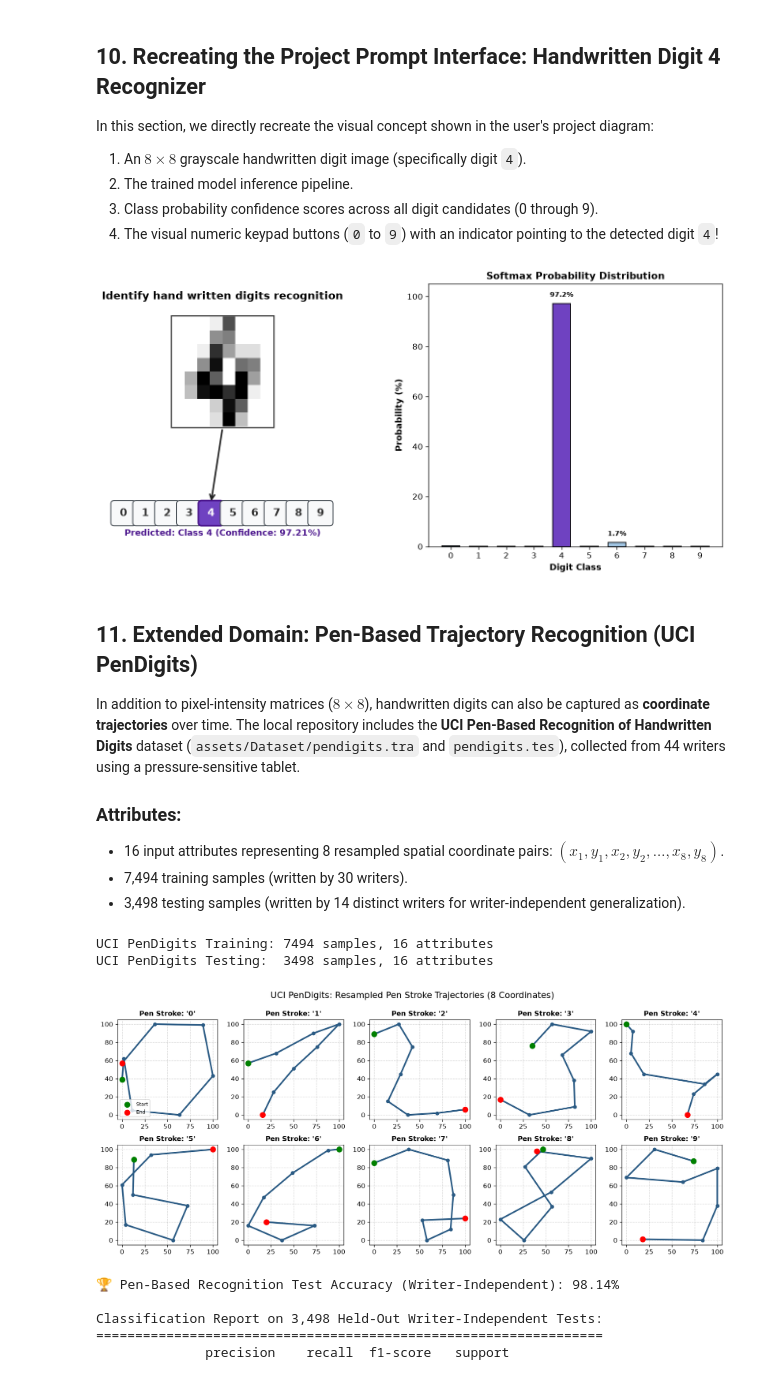
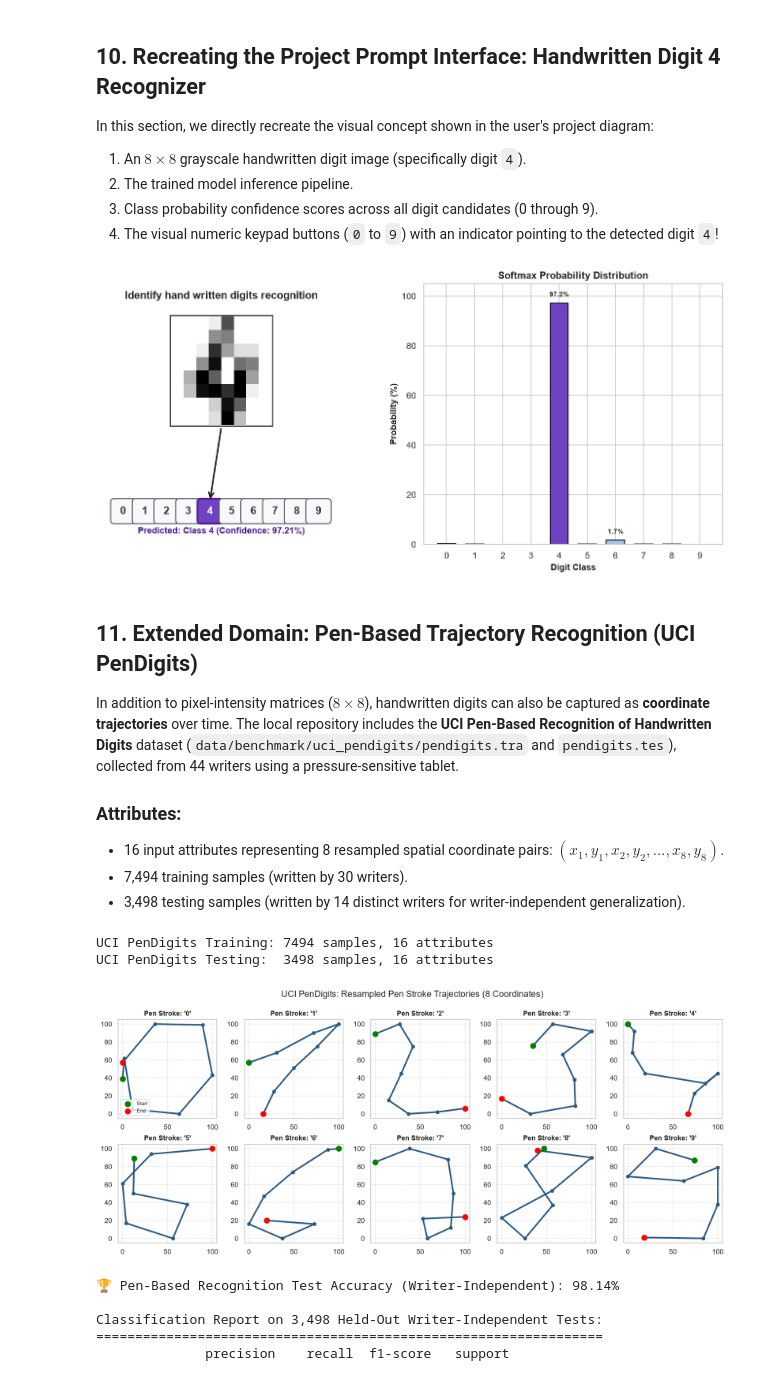
Before and after one commit to Dharmendra-05/Hand-Digit-Recognition, a Jupyter notebook: handwritten_digit_recognition.ipynb, the cells around one changed output. Drawn from its saved outputs; the diff is of its cells as text; code cells hidden in the pictures.

Commit message:
Restructure repository into data, results, and scripts with Trial 1 real-world evaluation

```diff
--- a/handwritten_digit_recognition.ipynb
+++ b/handwritten_digit_recognition.ipynb
@@ -65,9 +65,12 @@ from sklearn.metrics import (
     ConfusionMatrixDisplay
 )
 
-# Plot styling
+# Plot styling & directories
 plt.rcParams['figure.dpi'] = 120
-# Create dedicated images directory
-os.makedirs("images", exist_ok=True)
-print("✅ All required packages successfully imported and 'images/' folder initialized!")
+plt.rcParams['font.sans-serif'] = 'DejaVu Sans'
+sns.set_theme(style="whitegrid", palette="muted")
+
+os.makedirs("results/benchmark", exist_ok=True)
+os.makedirs("models", exist_ok=True)
+print("✅ Environment initialized! Output directories 'results/benchmark/' and 'models/' ready.")
 # %% [output]
@@ -474,24 +469,18 @@ def predict_and_visualize_digit(image_2d, model, title="Digit Recognition Demo")
     probabilities = model.predict_proba(flat_scaled)[0]
     confidence = probabilities[prediction] * 100
 
-    # Create figure
     fig = plt.figure(figsize=(12, 5.5))
     gs = fig.add_gridspec(2, 2, width_ratios=[1.2, 1], height_ratios=[1.8, 1])
 
-    # Ax 0: Image & Keypad Buttons
     ax_img = fig.add_subplot(gs[:, 0])
     ax_img.set_xlim(-1, 10)
     ax_img.set_ylim(-2, 10)
     ax_img.axis('off')
 
-    # Display the digit image centered
     ax_img.imshow(image_2d, cmap=plt.cm.gray_r, interpolation='nearest', extent=[2.2, 6.8, 3.5, 8.5])
-
-    # Border around the image
     rect = patches.Rectangle((2.15, 3.45), 4.7, 5.1, fill=False, edgecolor='#333333', linewidth=1.5)
     ax_img.add_patch(rect)
 
-    # Draw keypad buttons 0 to 9 at the bottom
     for digit in range(10):
         bx = digit * 1.0 - 0.5
         by = -0.5
@@ -513,7 +502,6 @@ def predict_and_visualize_digit(image_2d, model, title="Digit Recognition Demo")
             color='white' if is_pred else '#333333'
         )
 
-        # Arrow pointing to the predicted button
         if is_pred:
             ax_img.annotate(
                 '',
@@ -525,7 +513,6 @@ def predict_and_visualize_digit(image_2d, model, title="Digit Recognition Demo")
     ax_img.text(4.5, 9.3, "Identify hand written digits recognition", ha='center', fontsize=13, fontweight='bold')
     ax_img.text(4.5, -1.5, f"Predicted: Class {prediction} (Confidence: {confidence:.2f}%)", ha='center', fontsize=11, fontweight='bold', color='#4A148C')
 
-    # Ax 1: Probability Distribution Bar Chart
     ax_prob = fig.add_subplot(gs[:, 1])
     colors = ['#6F42C1' if i == prediction else '#A0C4E2' for i in range(10)]
     bars = ax_prob.bar(range(10), probabilities * 100, color=colors, edgecolor='black', width=0.65)
@@ -541,19 +528,19 @@ def predict_and_visualize_digit(image_2d, model, title="Digit Recognition Demo")
             ax_prob.text(bar.get_x() + bar.get_width()/2.0, h + 2, f"{h:.1f}%", ha='center', va='bottom', fontsize=8.5, fontweight='bold')
 
     plt.tight_layout()
-    plt.savefig('images/digit_recognition_demo.png', dpi=150, bbox_inches='tight')
+    plt.savefig('results/benchmark/digit_recognition_demo.png', dpi=150, bbox_inches='tight')
     plt.show()
 
-# Run the visual recognizer on a sample digit '4'
+# Run the visual recognizer on sample digit '4'
 idx_sample_4 = np.where(digits.target == 4)[0][0]
 predict_and_visualize_digit(digits.images[idx_sample_4], best_model)
 # %% [output]
-[figure, old version]
+[figure, new version]
 # %% [markdown]
 ## 11. Extended Domain: Pen-Based Trajectory Recognition (UCI PenDigits)
 
 In addition to pixel-intensity matrices ($8 \times 8$), handwritten digits can also be captured as **coordinate trajectories** over time.
-The local repository includes the **UCI Pen-Based Recognition of Handwritten Digits** dataset (`assets/Dataset/pendigits.tra` and `pendigits.tes`), collected from 44 writers using a pressure-sensitive tablet.
+The local repository includes the **UCI Pen-Based Recognition of Handwritten Digits** dataset (`data/benchmark/uci_pendigits/pendigits.tra` and `pendigits.tes`), collected from 44 writers using a pressure-sensitive tablet.
 
 ### Attributes:
 - 16 input attributes representing 8 resampled spatial coordinate pairs: $(x_1, y_1, x_2, y_2, \dots, x_8, y_8)$.
@@ -561,45 +548,43 @@ The local repository includes the **UCI Pen-Based Recognition of Handwritten Dig
 - 3,498 testing samples (written by 14 distinct writers for writer-independent generalization).
 # %%
 # Load the UCI pen-based trajectory datasets
-df_pen_train = pd.read_csv('assets/Dataset/pendigits.tra', header=None)
-df_pen_test = pd.read_csv('assets/Dataset/pendigits.tes', header=None)
+df_pen_train = pd.read_csv('data/benchmark/uci_pendigits/pendigits.tra', header=None)
+df_pen_test = pd.read_csv('data/benchmark/uci_pendigits/pendigits.tes', header=None)
 
 X_pen_train = df_pen_train.iloc[:, :-1].values
 y_pen_train = df_pen_train.iloc[:, -1].values
 X_pen_test = df_pen_test.iloc[:, :-1].values
 y_pen_test = df_pen_test.iloc[:, -1].values
 
 print(f"UCI PenDigits Training: {X_pen_train.shape[0]} samples, {X_pen_train.shape[1]} attributes")
 print(f"UCI PenDigits Testing:  {X_pen_test.shape[0]} samples, {X_pen_test.shape[1]} attributes")
 
-# Visualize the 8-point pen trajectory strokes for digits 0 through 9
 fig, axes = plt.subplots(2, 5, figsize=(14, 6))
 axes = axes.flatten()
 
 for d in range(10):
     sample_row = df_pen_train[df_pen_train.iloc[:, -1] == d].iloc[0].values[:-1]
     xs = sample_row[0::2]
     ys = sample_row[1::2]
 
-    # Plot pen stroke trajectory
     axes[d].plot(xs, ys, marker='o', color='#2B5B84', linewidth=2.5, markersize=5)
     axes[d].scatter(xs[0], ys[0], color='green', s=70, zorder=5, label='Start' if d==0 else "")
     axes[d].scatter(xs[-1], ys[-1], color='red', s=70, zorder=5, label='End' if d==0 else "")
     axes[d].set_title(f"Pen Stroke: '{d}'", fontsize=11, fontweight='bold')
     axes[d].set_xlim(-5, 105)
     axes[d].set_ylim(-5, 105)
     axes[d].set_aspect('equal')
     axes[d].grid(True, linestyle='--', alpha=0.5)
 
 axes[0].legend(loc='lower left', fontsize=8)
 plt.suptitle("UCI PenDigits: Resampled Pen Stroke Trajectories (8 Coordinates)", fontsize=14, y=0.99)
 plt.tight_layout()
-plt.savefig('images/pen_trajectories.png', dpi=150, bbox_inches='tight')
+plt.savefig('results/benchmark/pen_trajectories.png', dpi=150, bbox_inches='tight')
 plt.show()
 # %% [output]
 UCI PenDigits Training: 7494 samples, 16 attributes
 UCI PenDigits Testing:  3498 samples, 16 attributes
-[figure, old version]
+[figure, new version]
 # %%
 # Scale coordinates and train Support Vector Classifier
 pen_scaler = StandardScaler()
```
Also changed, not shown: parts of 15 cells of this notebook, 33 other files.
